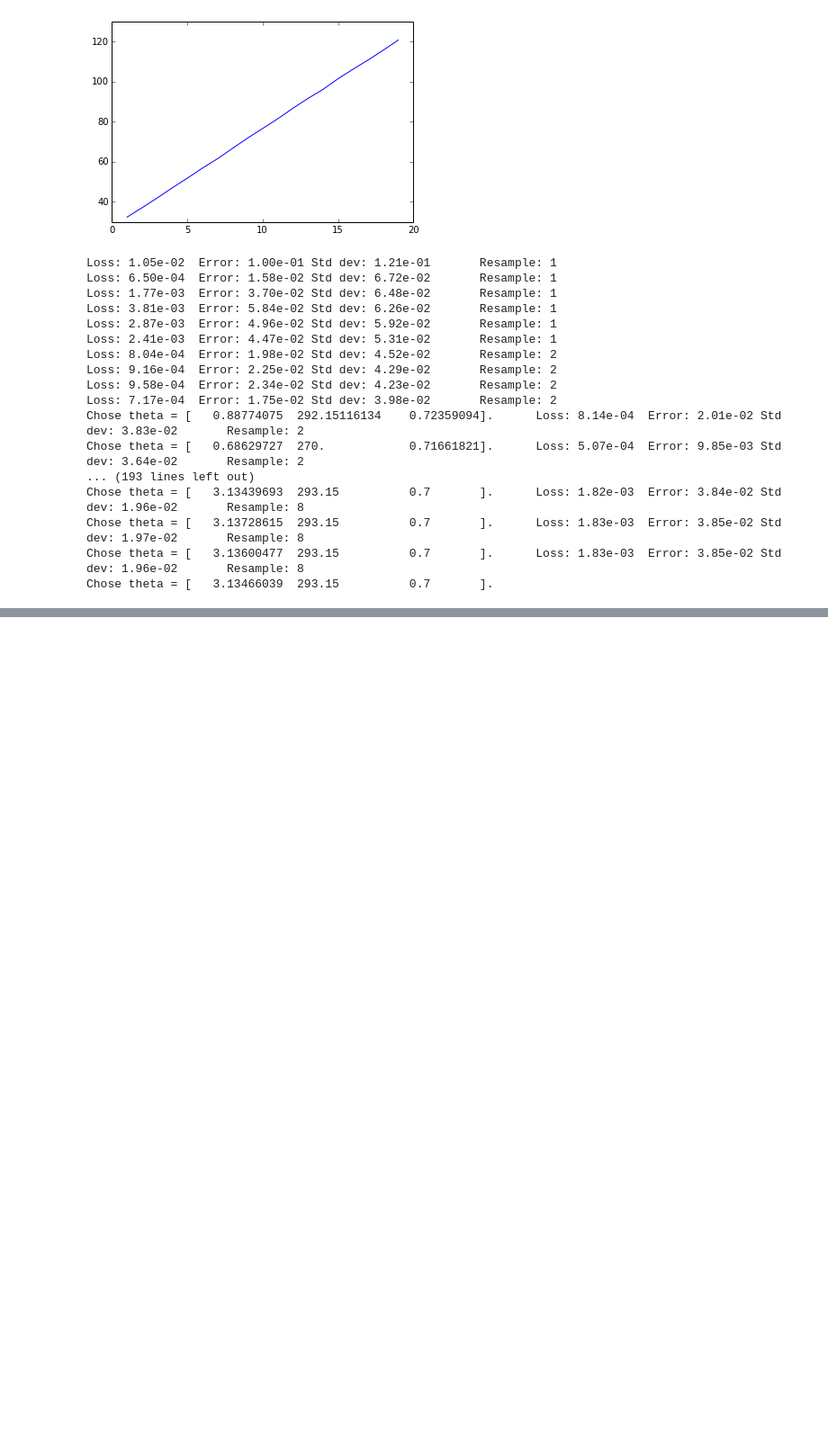
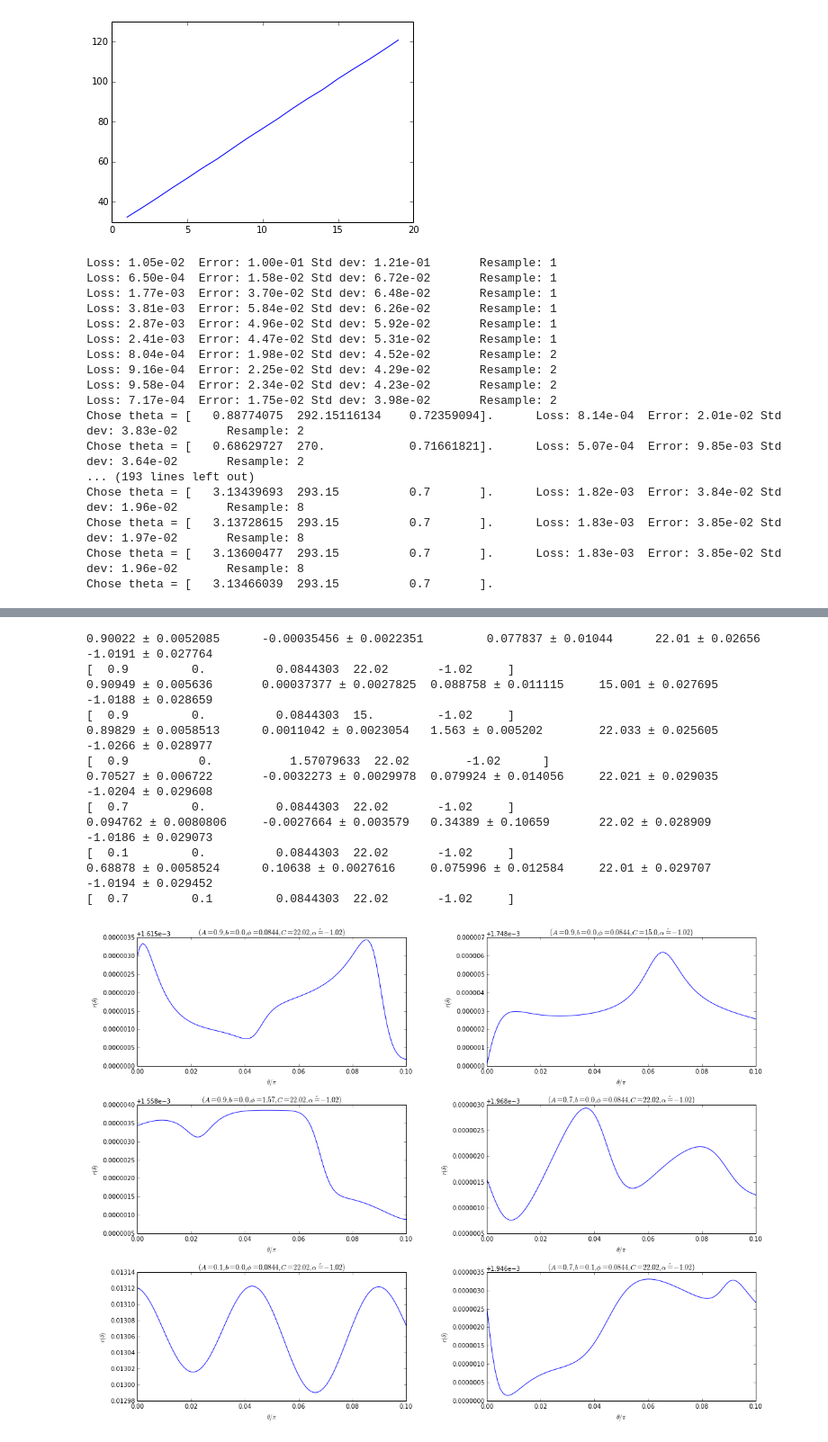
Before and after one commit to taalexander/Honours-Thesis, a Jupyter notebook: code/Adaptive Neutron Interferometry.ipynb, the cells around one changed output, grey strips where cells are left out. Shown at 90% size. Cells and saved outputs as stored; diff of their text form; code cells hidden in the pictures; blank space fills up the shorter version.

```diff
--- a/code/Adaptive Neutron Interferometry.ipynb
+++ b/code/Adaptive Neutron Interferometry.ipynb
@@ -388,8 +391,8 @@ def make_array_warmup(model,trueparams,priors,num_particle=20000,theta_min=0, th
     for i,x,y in zip(range(1,len(priors)+1),trueparams,priors):
         subplot(math.ceil((float(len(priors))))/2,2,i)
         f = do_warmup_array(model,x,y, num_particle,n_thetas=n_thetas,n_neutrons=n_neutrons)
-        title(r'$(A={0},b={1},\phi={2:.3},C={3},\alpha\'={4})$'.format(*x[0]),fontsize=8)
-    subplots_adjust(left=0.2,right=1.2,bottom=0.5,top=2.0,wspace=0.6,hspace=0.4)
+        title(r'$(A={0},b={1},\phi={2:.3},C={3},\alpha\'={4})$'.format(*x[0]),fontsize=12)
+    subplots_adjust(left=0.2,right=2.0,bottom=0.2,top=2.0,wspace=0.3,hspace=0.3)
     if save_file is not None:
         savefig(save_file)
     show()
@@ -729,5 +759,19 @@ plot_kernel_smoothed_pdf(updater_adaptive, param=3, show_true=False)
 # %%
-make_array_warmup(neutron_model_ex,true_modelparams_array,neutron_prior_arr,20000,n_thetas=2**15,n_neutrons=100,save_file="risks2.eps")
+make_array_warmup(neutron_model_ex,true_modelparams_array,neutron_prior_arr,20000,n_thetas=200,n_neutrons=100,save_file="risks2.eps")
+# %% [output]
+0.90022 ± 0.0052085      -0.00035456 ± 0.0022351         0.077837 ± 0.01044      22.01 ± 0.02656         -1.0191 ± 0.027764
+[  0.9         0.          0.0844303  22.02       -1.02     ]
+0.90949 ± 0.005636       0.00037377 ± 0.0027825  0.088758 ± 0.011115     15.001 ± 0.027695       -1.0188 ± 0.028659
+[  0.9         0.          0.0844303  15.         -1.02     ]
+0.89829 ± 0.0058513      0.0011042 ± 0.0023054   1.563 ± 0.005202        22.033 ± 0.025605       -1.0266 ± 0.028977
+[  0.9          0.           1.57079633  22.02        -1.02      ]
+0.70527 ± 0.006722       -0.0032273 ± 0.0029978  0.079924 ± 0.014056     22.021 ± 0.029035       -1.0204 ± 0.029608
+[  0.7         0.          0.0844303  22.02       -1.02     ]
+0.094762 ± 0.0080806     -0.0027664 ± 0.003579   0.34389 ± 0.10659       22.02 ± 0.028909        -1.0186 ± 0.029073
+[  0.1         0.          0.0844303  22.02       -1.02     ]
+0.68878 ± 0.0058524      0.10638 ± 0.0027616     0.075996 ± 0.012584     22.01 ± 0.029707        -1.0194 ± 0.029452
+[  0.7         0.1         0.0844303  22.02       -1.02     ]
+[figure, added]
 # %%
 num = 20
 theta_range = np.arange(1,num,1,dtype=int)
```
Also changed, not shown: parts of 13 cells of this notebook, 12 other files.
